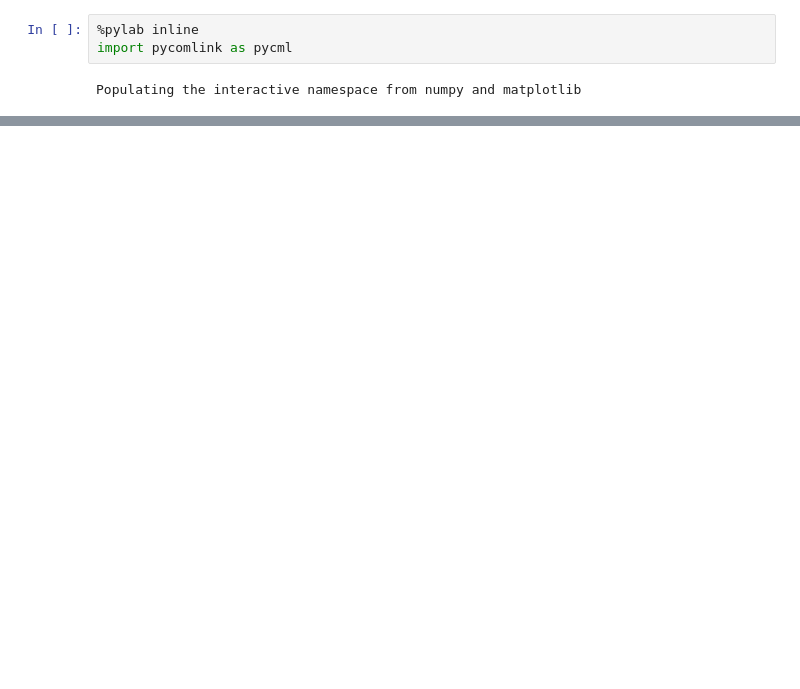
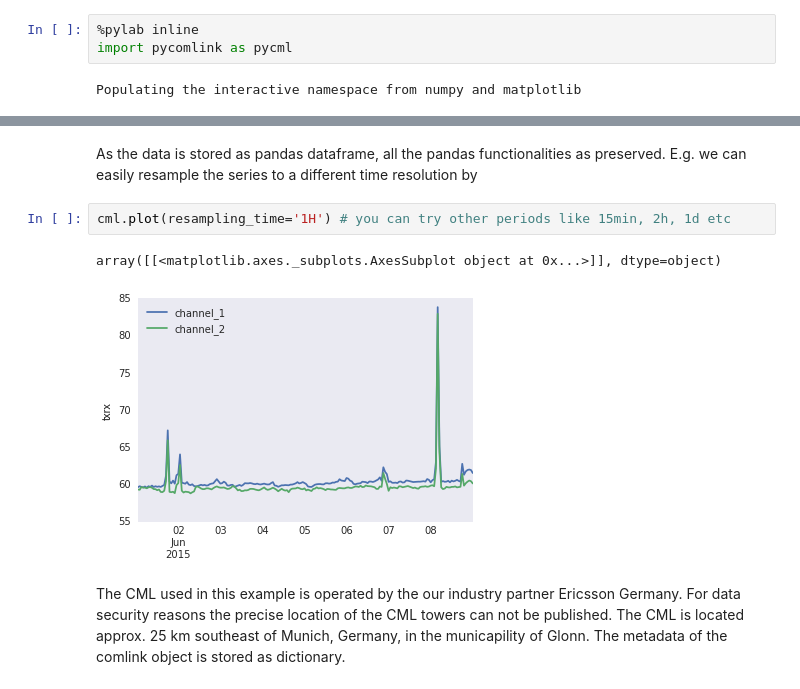
Before and after one commit to keis-f/pycml_env, a Jupyter notebook: index.ipynb, the cells around one changed output, grey strips where cells are left out. Cells and saved outputs as stored; diff of their text form; blank space fills up the shorter version.

```diff
--- a/index.ipynb
+++ b/index.ipynb
@@ -14,3 +62,12 @@ cml.metadata['length_km'] = 4.3
+# %% [markdown]
+As the data is stored as pandas dataframe, all the pandas functionalities as preserved. E.g. we can easily resample the series to a different time resolution by
+# %%
+cml.plot(resampling_time='1H') # you can try other periods like 15min, 2h, 1d etc
+# %% [output]
+array([[<matplotlib.axes._subplots.AxesSubplot object at 0x...>]], dtype=object)
+[figure, added]
+# %% [markdown]
+The CML used in this example is operated by the our industry partner Ericsson Germany. For data security reasons the precise location of the CML towers can not be published. The CML is located approx. 25 km southeast of Munich, Germany, in the municapility of Glonn. The metadata of the comlink object is stored as dictionary.
 # %%
 cml.metadata
 # %% [output]
```
Also changed, not shown: parts of 45 cells of this notebook, 1 other file.
